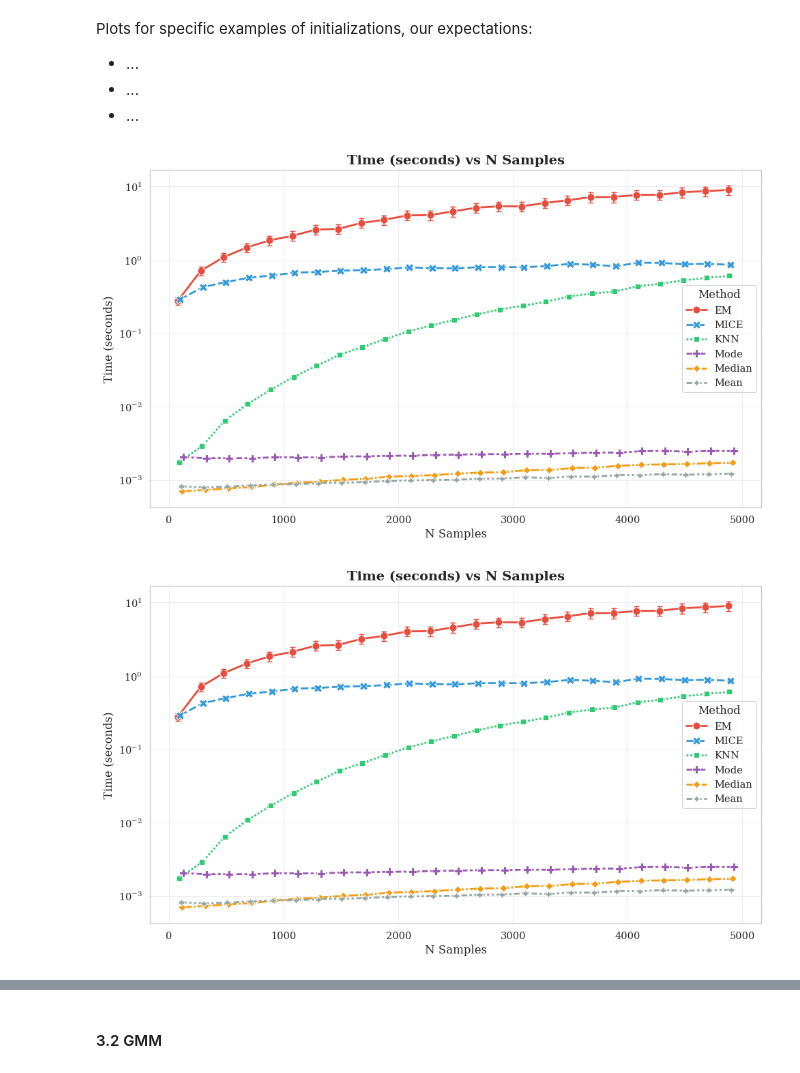
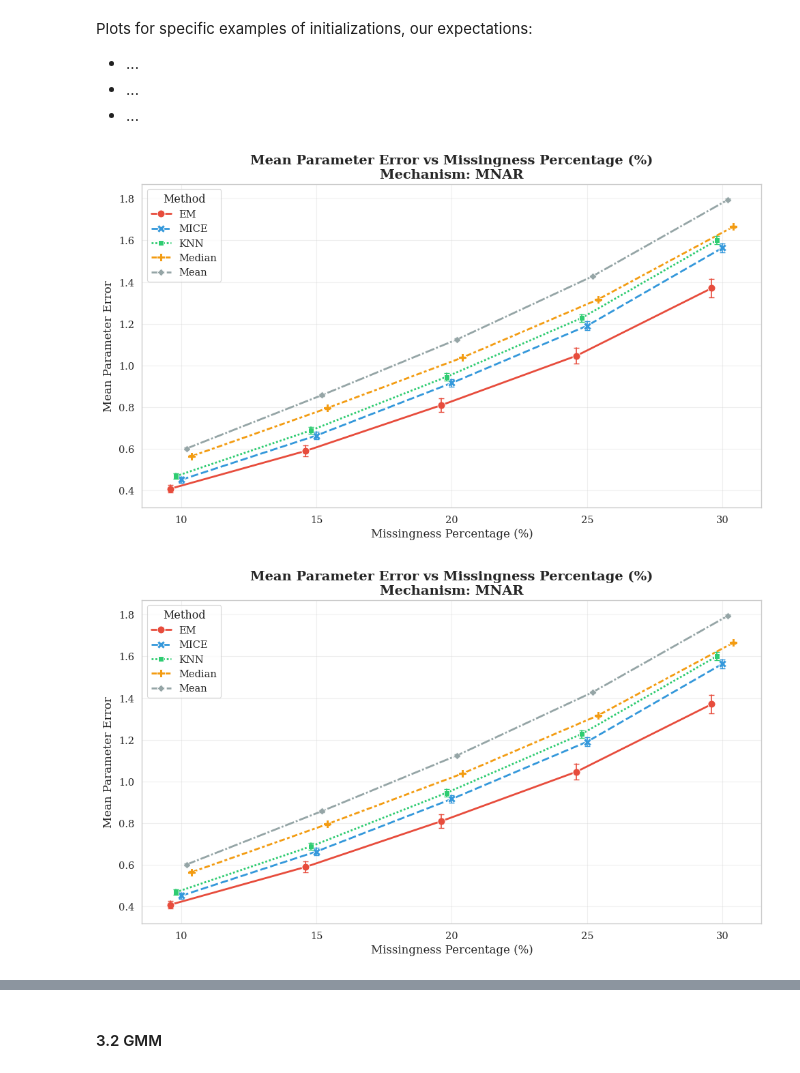
Before and after one commit to leonardotonelli/em-imputation, a Jupyter notebook: additional_visualizations.ipynb, the cells around one changed output, grey strips where cells are left out. Cells and saved outputs as stored; diff of their text form; code cells hidden in the pictures.

```diff
--- a/additional_visualizations.ipynb
+++ b/additional_visualizations.ipynb
@@ -136,16 +136,16 @@ Plots for specific examples of initializations, our expectations:
 - ...
 # %%
 plot_method_comparison_flexible(results_multivariate,
-                                   x_axis='n_samples',
-                                   y_axis='time',
-                                   mechanism=None,
+                                   x_axis='missingness_pct',
+                                   y_axis='error',
+                                   mechanism='MNAR',
                                    missingness_pct=None,
                                    n_samples=None,
                                    mean_idx=None,
                                    cov_idx=None,
-                                   methods=None,
+                                   methods=['EM', 'MICE', 'KNN', 'Mean', 'Median'],
                                    log_scale=None,
                                    figsize=(10, 6))
 # %% [output]
-[figure, old version]
+[figure, new version]
-[figure, old version]
+[figure, new version]
```
Also changed, not shown: parts of 7 cells of this notebook, 30 other files.
